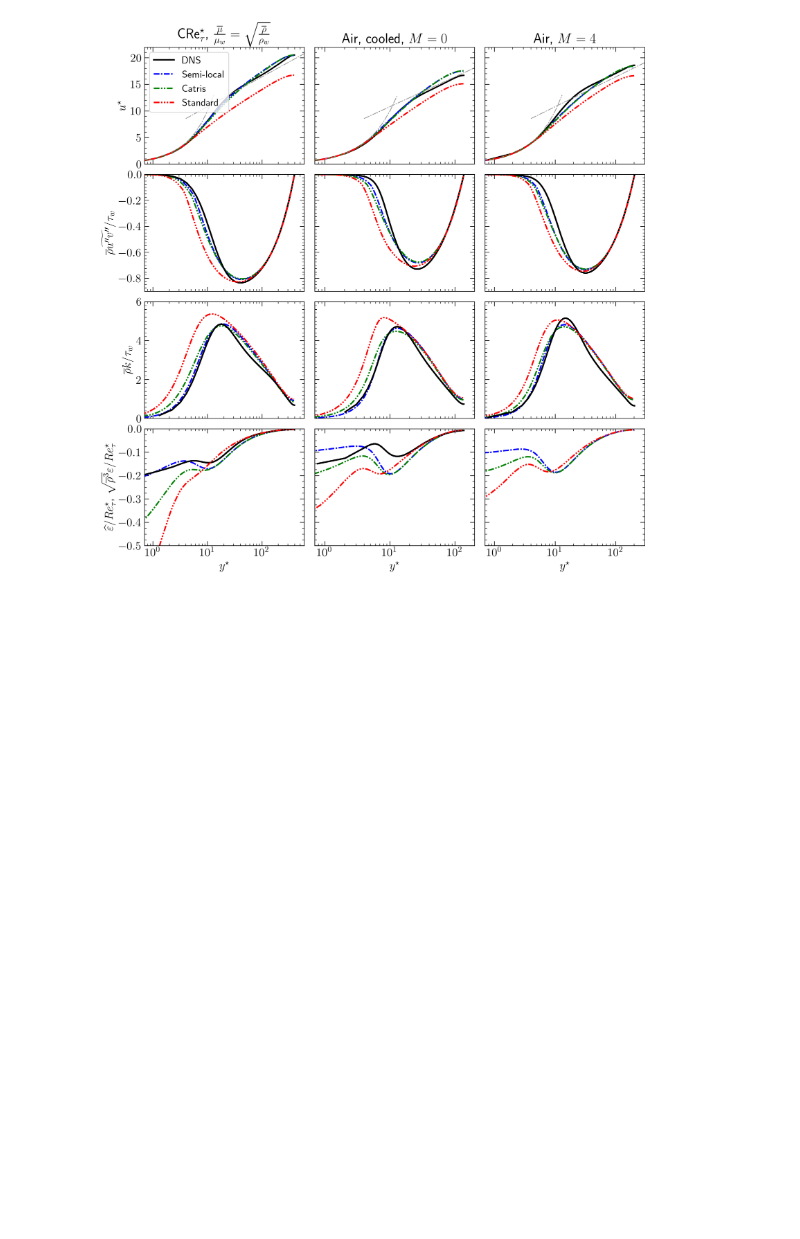
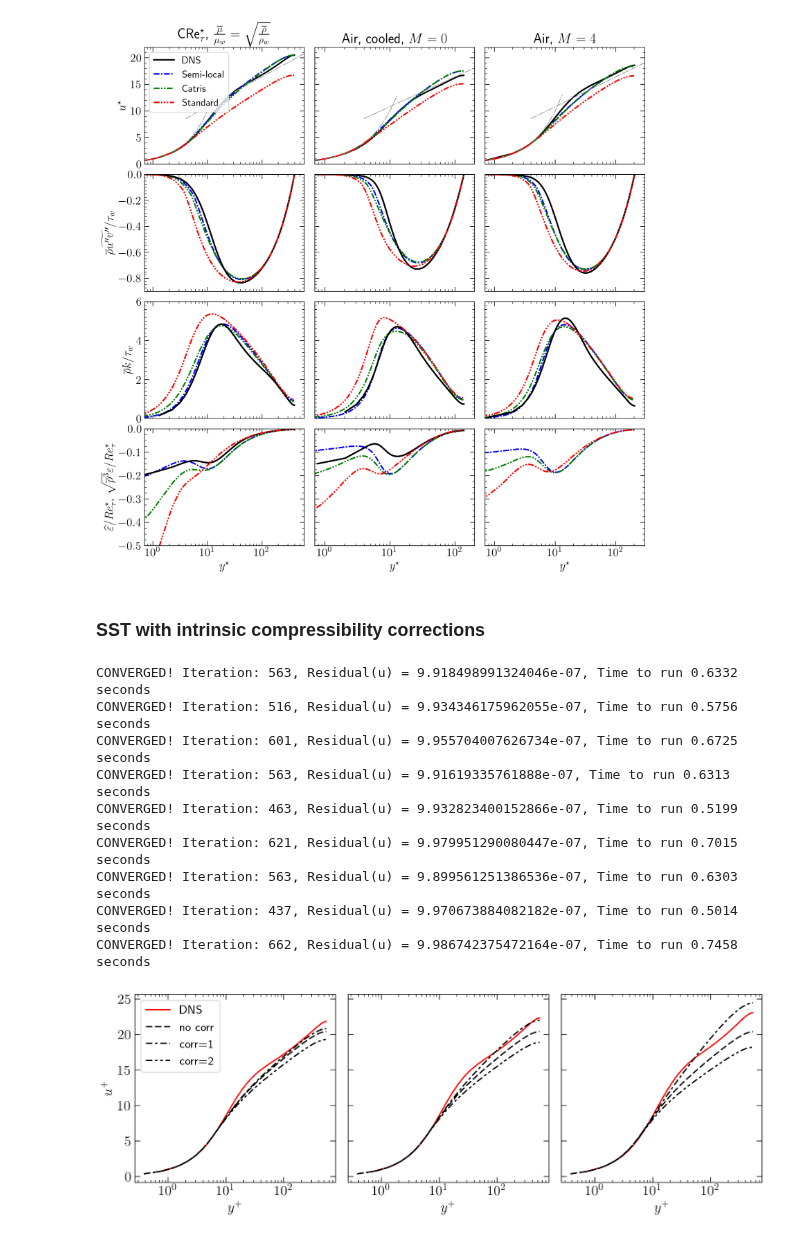
Before and after one commit to Fluid-Dynamics-Of-Energy-Systems-Team/RANS_Channel, a Jupyter notebook: main.ipynb, the cells around one changed output. Saved outputs shown, nothing was run; the diff lists cells and outputs as text; code cells hidden in the pictures; blank space fills up the shorter version.

```diff
--- a/main.ipynb
+++ b/main.ipynb
@@ -877,23 +946,23 @@ CONVERGED! Iteration: 772, Residual(u) = 9.964123303640147e-07, Time to run 0.86
 mesh = Mesh(200, 2, 4)
 
 
-DNS = readAPdata(dataRepo+'PatelEtAl_gasLike.txt')
-# DNS = readAPdata("DNS_data/PatelEtAl_constReTauStar.txt")
+DNS = loadAPdata(dataRepo+'PatelEtAl_gasLike.txt')
+# DNS = loadAPdata("DNS_data/PatelEtAl_constReTauStar.txt")
 # DNS = loadTLdata('DNS_data/M4.0R200_data.csv')
 
 sol1 = solveRANS(mesh = mesh,
                 yDNS = DNS['y'], rhoDNS = DNS['rho'], muDNS = DNS['mu'], ReTau = DNS['ReTau'],
-                varPropCorrection = "OteroEtAl",
+                varPropCorr = "OteroEtAl",
                 turbModel = "V2F")
 
 sol2 = solveRANS(mesh = mesh,
                 yDNS = DNS['y'], rhoDNS = DNS['rho'], muDNS = DNS['mu'], ReTau = DNS['ReTau'],
-                varPropCorrection = "CatrisAupoix",
+                varPropCorr = "CatrisAupoix",
                 turbModel = "V2F")
 
 sol3 = solveRANS(mesh = mesh,
                 yDNS = DNS['y'], rhoDNS = DNS['rho'], muDNS = DNS['mu'], ReTau = DNS['ReTau'],
-                varPropCorrection = "None",
+                varPropCorr = "None",
                 turbModel = "V2F")
 
 plt.semilogx(DNS['yst'], DNS['ust'], 'k-', label = 'DNS', lw=2)
@@ -1258,3 +1329,67 @@ plt.tight_layout(w_pad=0.9, h_pad=0.0)
 [figure]
 # %%
 fig.savefig('resultsV2F.pdf')
+# %% [markdown]
+### SST with intrinsic compressibility corrections
+# %%
+def runSSTwithIntrinsicCompCorr(DNS):
+    res1 = solveRANS(mesh = mesh,
+                     ReTau = DNS['ReTau'],
+                     turbModel = "SST",
+                     varPropCorr = "None",
+                     yDNS = DNS['y'], rhoDNS = DNS['rho'], muDNS = DNS['mu'], compressCorr=0, Mach=DNS['Mach'])
+
+    res2 = solveRANS(mesh = mesh,
+                     ReTau = DNS['ReTau'],
+                     turbModel = "SST",
+                     varPropCorr = "None",
+                     yDNS = DNS['y'], rhoDNS = DNS['rho'], muDNS = DNS['mu'], compressCorr=1, Mach=DNS['Mach'])
+
+    res3 = solveRANS(mesh = mesh,
+                     ReTau = DNS['ReTau'],
+                     turbModel = "SST",
+                     varPropCorr = "None",
+                     yDNS = DNS['y'], rhoDNS = DNS['rho'], muDNS = DNS['mu'], compressCorr=2, Mach=DNS['Mach'])
+    return res1, res2, res3
+
+
+def plotResultsSSTwithIntrinsicCompCorr(ax):
+    ax.semilogx(DNS['yst'][1:len(DNS['y'])//2], DNS['ust'][1:len(DNS['y'])//2], 'r', label='DNS')
+    ax.semilogx(res1['yst'][1:mesh.n//2], res1['ust'][1:mesh.n//2], 'k', dashes=(5,2),         label='no corr')
+    ax.semilogx(res2['yst'][1:mesh.n//2], res2['ust'][1:mesh.n//2], 'k', dashes=(5,2,2,2),     label='corr=1')
+    ax.semilogx(res3['yst'][1:mesh.n//2], res3['ust'][1:mesh.n//2], 'k', dashes=(5,2,2,2,2,2), label='corr=2')
+
+
+fig, ax = plt.subplots(1,3, figsize=(11, 4), sharey='row')
+
+mesh = Mesh(200,2,5)
+
+DNS = loadHasanData('DNS_data/HasanEtAlMach2.csv')
+res1, res2, res3 = runSSTwithIntrinsicCompCorr(DNS)
+plotResultsSSTwithIntrinsicCompCorr(ax[0])
+
+DNS = loadHasanData('DNS_data/HasanEtAlMach3.csv')
+res1, res2, res3 = runSSTwithIntrinsicCompCorr(DNS)
+plotResultsSSTwithIntrinsicCompCorr(ax[1])
+
+DNS = loadHasanData('DNS_data/HasanEtAlMach4.csv')
+res1, res2, res3 = runSSTwithIntrinsicCompCorr(DNS)
+plotResultsSSTwithIntrinsicCompCorr(ax[2])
+
+ax[0].set_ylabel(r'$u^+$')
+ax[0].set_xlabel(r'$y^+$')
+ax[1].set_xlabel(r'$y^+$')
+ax[2].set_xlabel(r'$y^+$')
+ax[0].legend(loc=2, fontsize=14)
+plt.tight_layout(w_pad=0.9, h_pad=0.0)
+# %% [output]
+CONVERGED! Iteration: 563, Residual(u) = 9.918498991324046e-07, Time to run 0.6332 seconds
+CONVERGED! Iteration: 516, Residual(u) = 9.934346175962055e-07, Time to run 0.5756 seconds
+CONVERGED! Iteration: 601, Residual(u) = 9.955704007626734e-07, Time to run 0.6725 seconds
+CONVERGED! Iteration: 563, Residual(u) = 9.91619335761888e-07, Time to run 0.6313 seconds
+CONVERGED! Iteration: 463, Residual(u) = 9.932823400152866e-07, Time to run 0.5199 seconds
+CONVERGED! Iteration: 621, Residual(u) = 9.979951290080447e-07, Time to run 0.7015 seconds
+CONVERGED! Iteration: 563, Residual(u) = 9.899561251386536e-07, Time to run 0.6303 seconds
+CONVERGED! Iteration: 437, Residual(u) = 9.970673884082182e-07, Time to run 0.5014 seconds
+CONVERGED! Iteration: 662, Residual(u) = 9.986742375472164e-07, Time to run 0.7458 seconds
+[figure, added]
```
Also changed, not shown: parts of 34 cells of this notebook, 15 other files.
